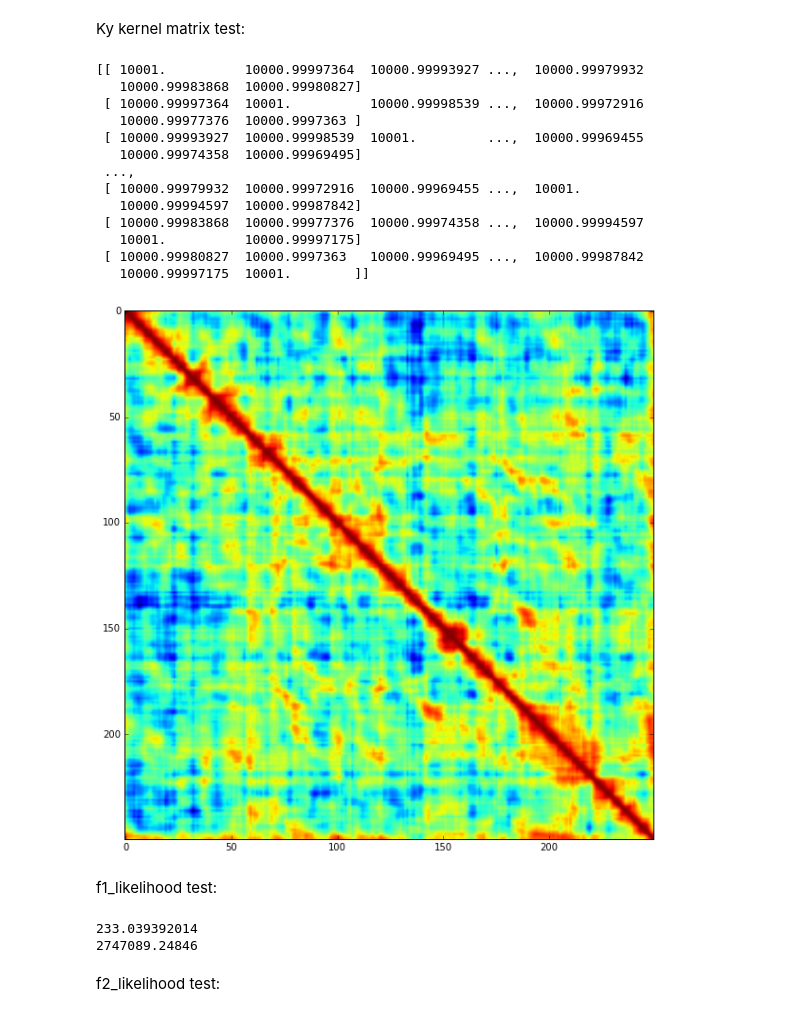
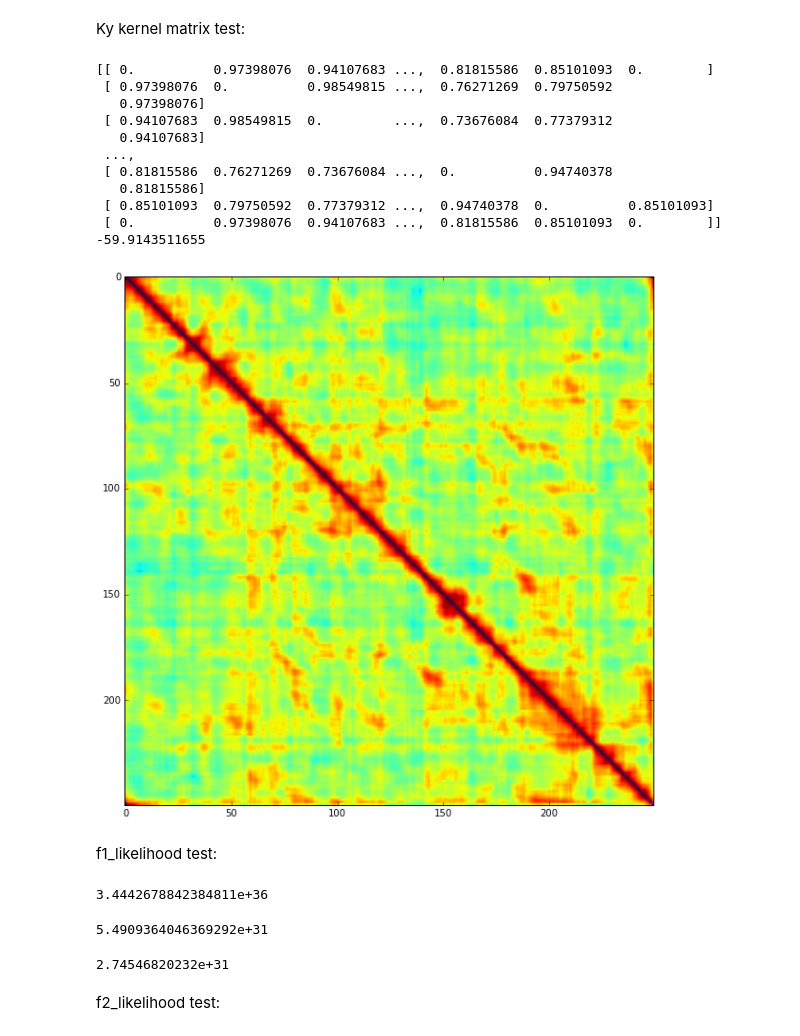
Before and after one commit to koptelovmax/gaussianprocess, a Jupyter notebook: Python/Processing.ipynb, the cells around one changed output. Saved outputs shown, nothing was run; the diff lists cells and outputs as text; code cells hidden in the pictures.

```diff
--- a/Python/Processing.ipynb
+++ b/Python/Processing.ipynb
@@ -107,6 +107,16 @@ def kd(x1,x2):
         return 1
     else:
         return 0
+# %%
+def kd2(N,x):
+
+    result = np.zeros((N,N))
+
+    for i in range(N):
+        for j in range(N):
+            result[i,j] = kd(x[i,:],x[j,:])
+
+    return result
 # %% [markdown]
 Kernel matrices:
 # %%
@@ -123,7 +252,7 @@ def K_x(N,Q,w,x1,x2):
 # %%
 def K_y(theta,x1,x2):
 
-    return theta[0]*np.exp(-0.5*theta[1]*((x1 - x2)**2).sum(axis=-1)) + theta[2]*kd(x1,x2)
+    return theta[0]*np.exp(-0.5*theta[1]*((x1 - x2)**2).sum(axis=-1))# + theta[2]*kd(x1,x2)
 # %% [markdown]
 Functions to optimize:
 # %%
@@ -182,43 +311,44 @@ image = mp.imshow(Kx)
 # %% [markdown]
 Ky kernel matrix test:
 # %%
-theta = [1, 0.0000001, 10000]
+theta = [1, 0.0001, -1]
 Ky = K_y(theta,X.reshape(1,-1,Q),X.reshape(-1,1,Q))
+Ky = Ky + theta[2]*kd2(N,X)
 
 print(Ky)
+print(np.log(np.linalg.det(Ky)))
 
 fig = mp.figure(figsize=(10,10)) # scale of the plot
 image = mp.imshow(Ky)
 # %% [output]
-[[ 10001.          10000.99997364  10000.99993927 ...,  10000.99979932
-   10000.99983868  10000.99980827]
- [ 10000.99997364  10001.          10000.99998539 ...,  10000.99972916
-   10000.99977376  10000.9997363 ]
- [ 10000.99993927  10000.99998539  10001.         ...,  10000.99969455
-   10000.99974358  10000.99969495]
+[[ 0.          0.97398076  0.94107683 ...,  0.81815586  0.85101093  0.        ]
+ [ 0.97398076  0.          0.98549815 ...,  0.76271269  0.79750592
+   0.97398076]
+ [ 0.94107683  0.98549815  0.         ...,  0.73676084  0.77379312
+   0.94107683]
  ...,
- [ 10000.99979932  10000.99972916  10000.99969455 ...,  10001.
-   10000.99994597  10000.99987842]
- [ 10000.99983868  10000.99977376  10000.99974358 ...,  10000.99994597
-   10001.          10000.99997175]
- [ 10000.99980827  10000.9997363   10000.99969495 ...,  10000.99987842
-   10000.99997175  10001.        ]]
+ [ 0.81815586  0.76271269  0.73676084 ...,  0.          0.94740378
+   0.81815586]
+ [ 0.85101093  0.79750592  0.77379312 ...,  0.94740378  0.          0.85101093]
+ [ 0.          0.97398076  0.94107683 ...,  0.81815586  0.85101093  0.        ]]
+-59.9143511655
-[figure, old version]
+[figure, new version]
 # %% [markdown]
 f1_likelihood test:
+# %%
+np.matmul(np.transpose(sample),np.matmul(np.linalg.inv(Ky),sample)).sum()
+# %% [output]
+3.4442678842384811e+36
+# %%
+np.trace(np.matmul(np.linalg.inv(Ky),np.matmul(sample,np.linalg.pinv(sample))))
+# %% [output]
+5.4909364046369292e+31
 # %%
-a = [[1,0,0],[0,1,0],[0,0,1]]
-x = [9,8,7,6]
-c = [1,2,3,4,5,6]
-#print(f2_likelihood(20,4,a,x,c))
-
 lamb = [1, 1, 1, 1, 1, 1]
 
-# f1_likelihood(N,D,Q,Kx,Ky,X,Y,theta,lamb)
 print(f1_likelihood(N,D,Q,Kx,Ky,X,sample,theta,lamb))
 # %% [output]
-233.039392014
-2747089.24846
+2.74546820232e+31
 # %% [markdown]
 f2_likelihood test:
 # %%
```
Also changed, not shown: parts of 12 cells of this notebook, 3 other files.
